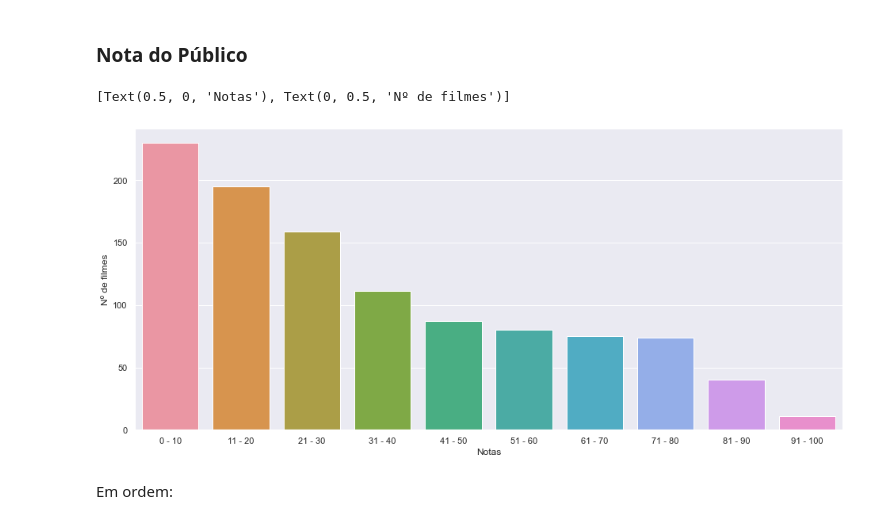
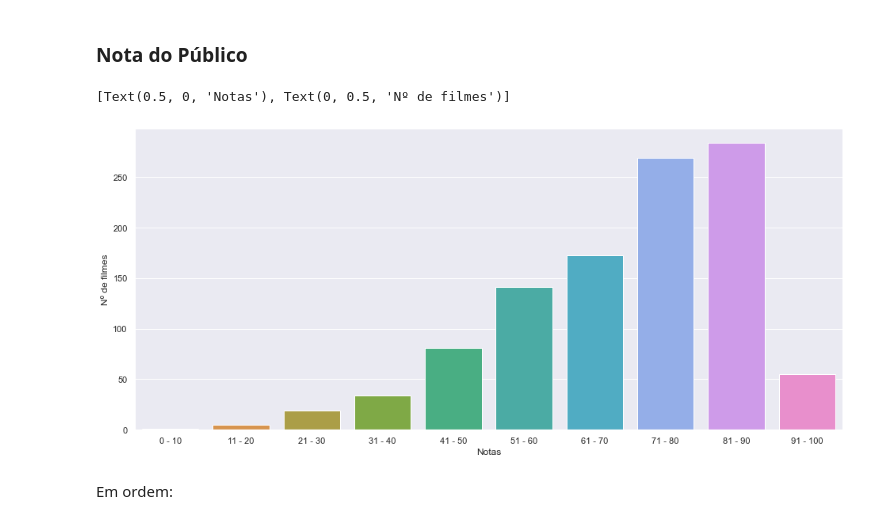
Before and after one commit to Jayvolv/Projeto-ICD, a Jupyter notebook: Projeto_FInal_ICD.ipynb, the cells around one changed output. Saved outputs shown, nothing was run; the diff lists cells and outputs as text; code cells hidden in the pictures.

```diff
--- a/Projeto_FInal_ICD.ipynb
+++ b/Projeto_FInal_ICD.ipynb
@@ -489,18 +489,18 @@ pd.DataFrame(count_audience, columns = ['movies'])
 # %%
 #Adicionando a coluna audience_break dos intervalos das notas:
 count_audience_rating = df_final
 count_audience_rating['audience_break'] = count_audience_rating['audience_rating'].apply(n_break, args = (0, 10, 10))
 
 #Contando a frequência de cada intervalo:
 count_audience_rating = count_audience_rating.groupby(['audience_break']).size()
 
 #Visualização:
 f, axs = plt.subplots(figsize = (16, 7))
-graph_audience = sns.barplot(x = count_audience_rating.index, y = count_tomatometer_rating.values)
+graph_audience = sns.barplot(x = count_audience_rating.index, y = count_audience_rating.values)
 graph_audience.set(xlabel = 'Notas', ylabel = 'Nº de filmes')
 # %% [output]
 [Text(0.5, 0, 'Notas'), Text(0, 0.5, 'Nº de filmes')]
-[figure, old version]
+[figure, new version]
 # %% [markdown]
 Em ordem:
 # %%
```
